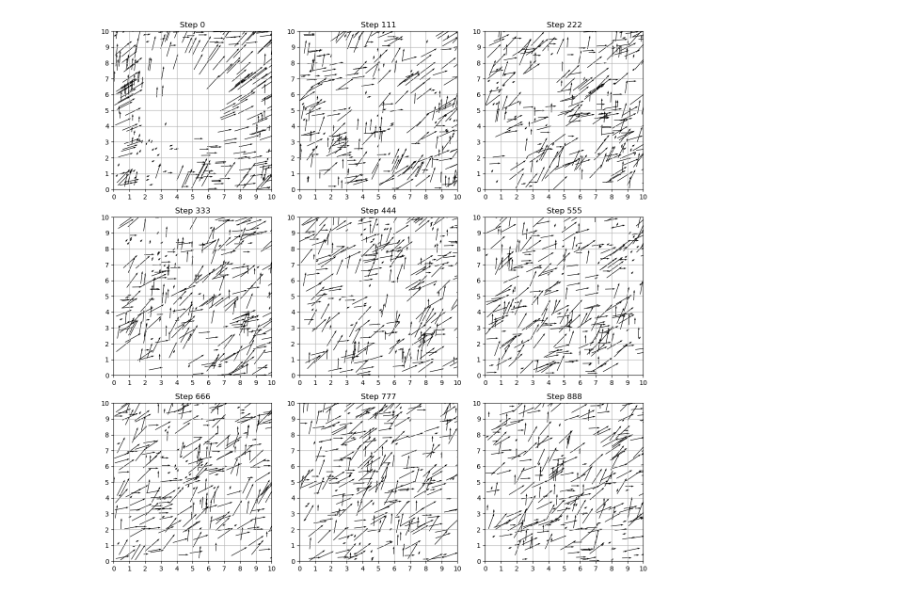
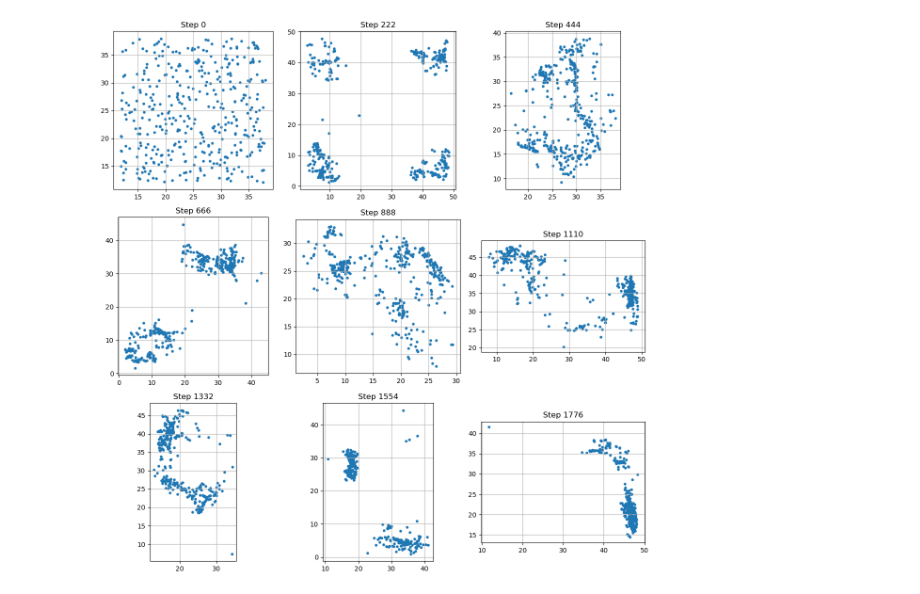
Before and after one commit to JGPannekoek/Natural-Computing, a Jupyter notebook: Vanilla_JAX_BOIDS.ipynb, the cells around one changed output. Cells and saved outputs as stored; diff of their text form; code cells hidden in the pictures.

Commit message:
Changed GIF exports and added avoid_edges and max/min velocity

```diff
--- a/Vanilla_JAX_BOIDS.ipynb
+++ b/Vanilla_JAX_BOIDS.ipynb
@@ -69,15 +92,21 @@ def boids_simulation(num_boids, num_steps, seperation, separation_radius, alignm
 # %%
-# Example usage
-num_boids = 300
-num_steps = 1000
-seperation = 0.1
-alignment = 0.5
-cohesion = 0.3
-separation_radius = 2.0
+num_boids = 400
+num_steps = 2000
+seperation = 0.01
+alignment = 0.6
+cohesion = 0.5
+separation_radius = 3.0
+alignment_radius = 10.0
+cohesion_radius = 10.0
 rng_key = jr.PRNGKey(0)
+
+# Enable edge avoidance
+avoid_edges = True
+edge_avoidance_strength = 2.0
+
 # Run the simulation
 position_history, velocity_history, final_positions, final_velocities = boids_simulation(
-    num_boids, num_steps, seperation, separation_radius, alignment, cohesion, rng_key
+    num_boids, num_steps, seperation, separation_radius, alignment, alignment_radius, cohesion, cohesion_radius, rng_key, avoid_edges=avoid_edges, edge_avoidance_strength=edge_avoidance_strength
 )
 # %%
 # plot the positions and use the color for the velocities
@@ -91,25 +120,25 @@ abs_velocities = jnp.linalg.norm(velocity_history_np, axis=-1)
 velocity_history_np = (velocity_history_np - velocity_history_np.min()) / (velocity_history_np.max() - velocity_history_np.min())
 # %%
 # Plot the simulation at 9 different time points in a 3x3 grid
-use_velocity = True
+use_velocity = False
 fig, axs = plt.subplots(3, 3, figsize=(12, 12))
 for i, ax in enumerate(axs.flat):
     step = i * (num_steps // 9)
     ax.set_title(f"Step {step}")
-    ax.set_xlim(0, 10)
-    ax.set_ylim(0, 10)
+    # ax.set_xlim(0, 10)
+    # ax.set_ylim(0, 10)
     ax.set_aspect('equal')
-    ax.set_xticks(np.arange(0, 11, 1))
-    ax.set_yticks(np.arange(0, 11, 1))
+    # ax.set_xticks(np.arange(0, 11, 1))
+    # ax.set_yticks(np.arange(0, 11, 1))
     ax.grid()
     # Plot the boids
     if use_velocity:
         ax.quiver(position_history_np[step, :, 0], position_history_np[step, :, 1],
                 velocity_history_np[step, :, 0], velocity_history_np[step, :, 1],
                 angles='xy', scale_units='xy', scale=1)
     else:
         ax.scatter(position_history_np[step, :, 0], position_history_np[step, :, 1], cmap='viridis', s=10)
 plt.tight_layout()
 plt.show()
 # %% [output]
-[figure, old version]
+[figure, new version]
```
Also changed, not shown: parts of 5 cells of this notebook, 1 other file.
